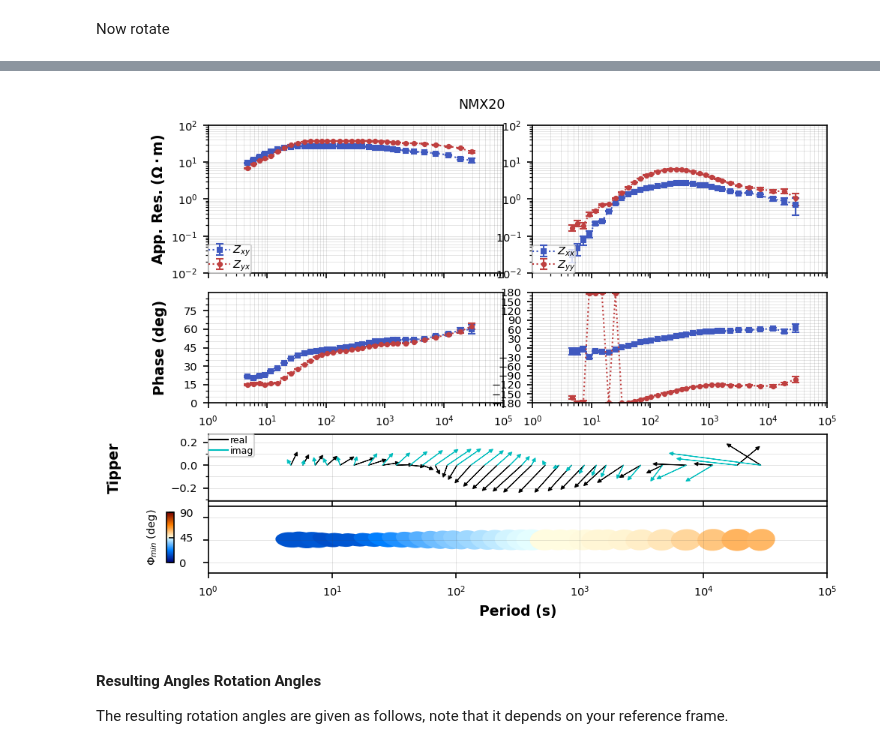
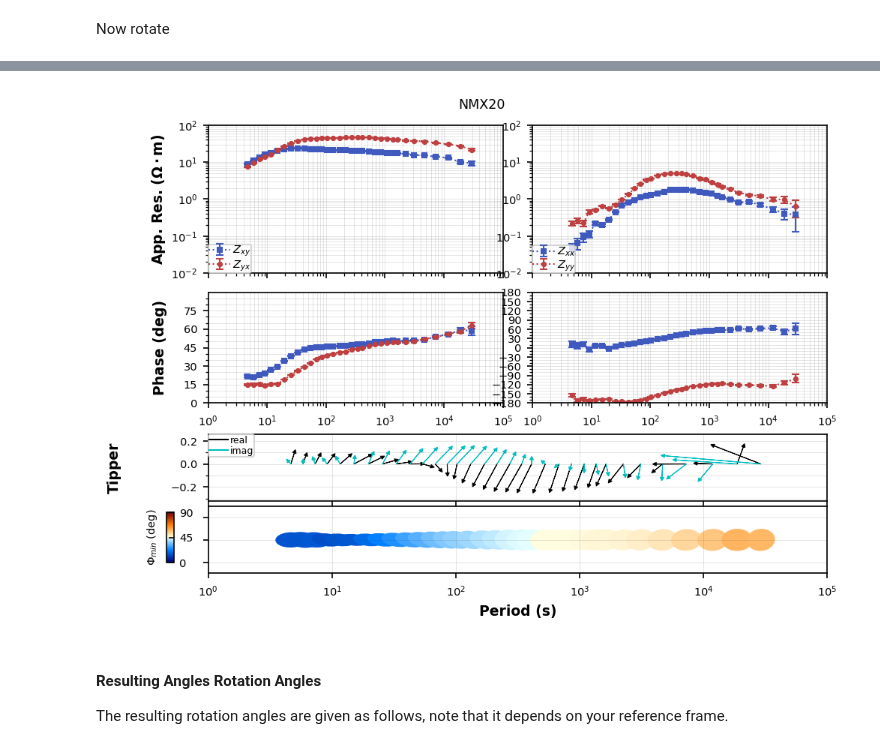
Before and after one commit to MTgeophysics/mtpy-v2, a Jupyter notebook: docs/source/notebooks/rotations_conventions.ipynb, the cells around one changed output, grey strips where cells are left out. Cells and saved outputs as stored; diff of their text form; code cells hidden in the pictures.

```diff
--- a/docs/source/notebooks/rotations_conventions.ipynb
+++ b/docs/source/notebooks/rotations_conventions.ipynb
@@ -597,5 +603,5 @@ mt_object_enu.coordinate_reference_frame
 # %% [markdown]
 Now rotate
 # %%
-mt_object_enu.rotate(30, inplace=True)
+mt_object_enu.rotate(-40, inplace=True)
 # %% [output]
@@ -607,7 +613,7 @@ p3 = enu_rot_mt_object.plot_phase_tensor()
 # %%
-r3 = enu_rot_mt_object.plot_mt_response(plot_num=2)
+r3 = mt_object_enu.plot_mt_response(plot_num=2)
 # %% [output]
-[figure, old version]
+[figure, new version]
 # %% [markdown]
 #### Resulting Angles Rotation Angles
 
```
Also changed, not shown: parts of 13 cells of this notebook.
